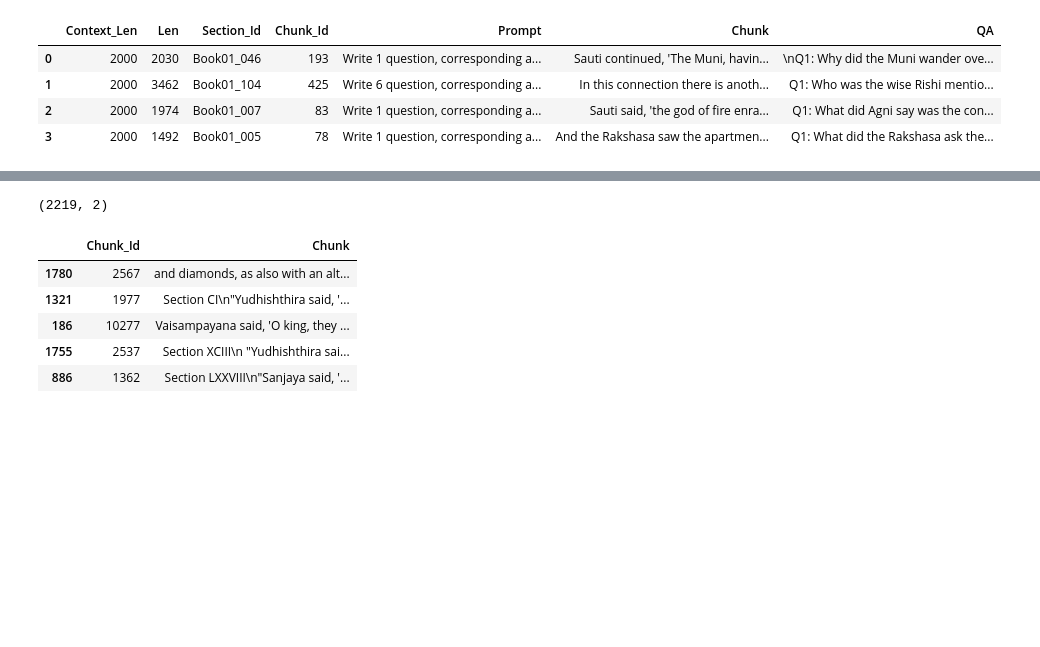
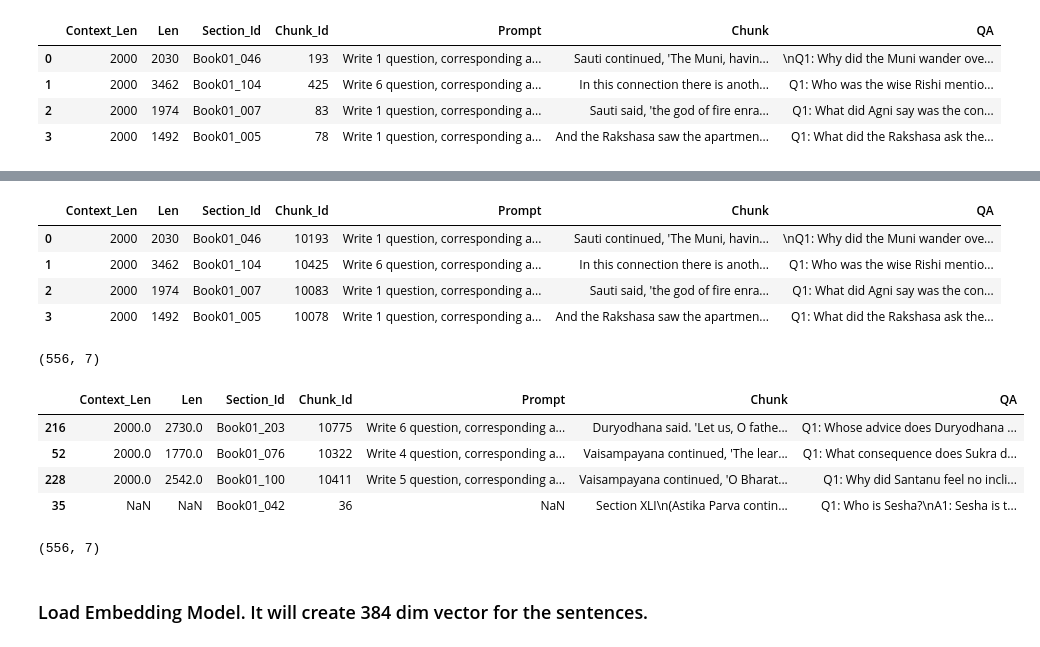
Before and after one commit to dasarpai/HBQA, a Jupyter notebook: 08-HBQA_Embedding.ipynb, the cells around one changed output, grey strips where cells are left out. Saved outputs shown, nothing was run; the diff lists cells and outputs as text; code cells hidden in the pictures; blank space fills up the shorter version.

```diff
--- a/08-HBQA_Embedding.ipynb
+++ b/08-HBQA_Embedding.ipynb
@@ -45,7 +48,7 @@ df_hbqa_for_fe.head(4)
 # There are 256 chunks
 # %%
 #This chunk was created to use with ChatGPT API to create prompt for QA.
-df_hbqa_for_api = pd.read_csv(datapath+"03-Chunked_Book.csv")
+df_hbqa_for_api = pd.read_csv(datapath+"05-QA_Final_ChatGPT_API-Manually-Created-13Sep23.csv")
 print(df_hbqa_for_api.shape)
 df_hbqa_for_api.head(4)
 # %% [output]
@@ -58 +61,3 @@ df_hbqa_for_api.head(4)
+# %%
+df_hbqa_for_api.rename(columns={'Chunk_Id_Temp':'Chunk_Id'}, inplace=True)
 # %%
@@ -68,14 +70,28 @@ df_hbqa_for_fe[['Chunk_Id','Chunk']]])
+# %%
+df_hbqa_for_fe.head(4)
+# %% [output]
+|  | Context_Len | Len | Section_Id | Chunk_Id | Prompt | Chunk | QA |
+| 0 | 2000 | 2030 | Book01_046 | 10193 | Write 1 question, corresponding a... | Sauti continued, 'The Muni, havin... | \nQ1: Why did the Muni wander ove... |
+| 1 | 2000 | 3462 | Book01_104 | 10425 | Write 6 question, corresponding a... | In this connection there is anoth... | Q1: Who was the wise Rishi mentio... |
+| 2 | 2000 | 1974 | Book01_007 | 10083 | Write 1 question, corresponding a... | Sauti said, 'the god of fire enra... | Q1: What did Agni say was the con... |
+| 3 | 2000 | 1492 | Book01_005 | 10078 | Write 1 question, corresponding a... | And the Rakshasa saw the apartmen... | Q1: What did the Rakshasa ask the... |
 # %%
+df_mahabharat_chunk = pd.concat([df_hbqa_for_fe,df_hbqa_for_api])
 print(df_mahabharat_chunk.shape)
-df_mahabharat_chunk.sample(5)
+df_mahabharat_chunk.sample(4)
 # %% [output]
-(2219, 2)
+(556, 7)
-|  | Chunk_Id | Chunk |
-| 1780 | 2567 | and diamonds, as also with an alt... |
-| 1321 | 1977 | Section CI\n"Yudhishthira said, '... |
-| 186 | 10277 | Vaisampayana said, 'O king, they ... |
-| 1755 | 2537 | Section XCIII\n "Yudhishthira sai... |
-| 886 | 1362 | Section LXXVIII\n"Sanjaya said, '... |
+|  | Context_Len | Len | Section_Id | Chunk_Id | Prompt | Chunk | QA |
+| 216 | 2000.0 | 2730.0 | Book01_203 | 10775 | Write 6 question, corresponding a... | Duryodhana said. 'Let us, O fathe... | Q1: Whose advice does Duryodhana ... |
+| 52 | 2000.0 | 1770.0 | Book01_076 | 10322 | Write 4 question, corresponding a... | Vaisampayana continued, 'The lear... | Q1: What consequence does Sukra d... |
+| 228 | 2000.0 | 2542.0 | Book01_100 | 10411 | Write 5 question, corresponding a... | Vaisampayana continued, 'O Bharat... | Q1: Why did Santanu feel no incli... |
+| 35 | NaN | NaN | Book01_042 | 36 | NaN | Section XLI\n(Astika Parva contin... | Q1: Who is Sesha?\nA1: Sesha is t... |
 # %%
 df_mahabharat_chunk.to_csv(datapath+'08.1-Mahabharat_Chunk.csv')
+# %%
+df_mahabharat_chunk.shape
+# %% [output]
+(556, 7)
+# %% [markdown]
+### Load Embedding Model. It will create 384 dim vector for the sentences.
 # %%
```
Also changed, not shown: parts of 33 cells of this notebook.
